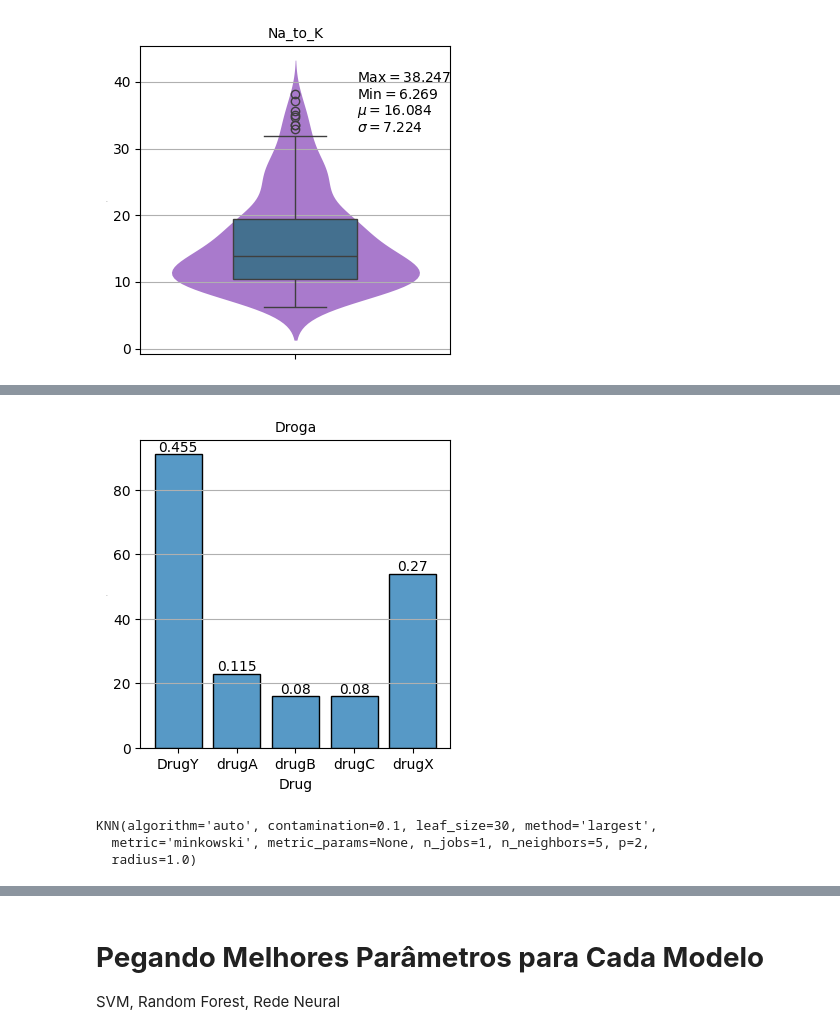
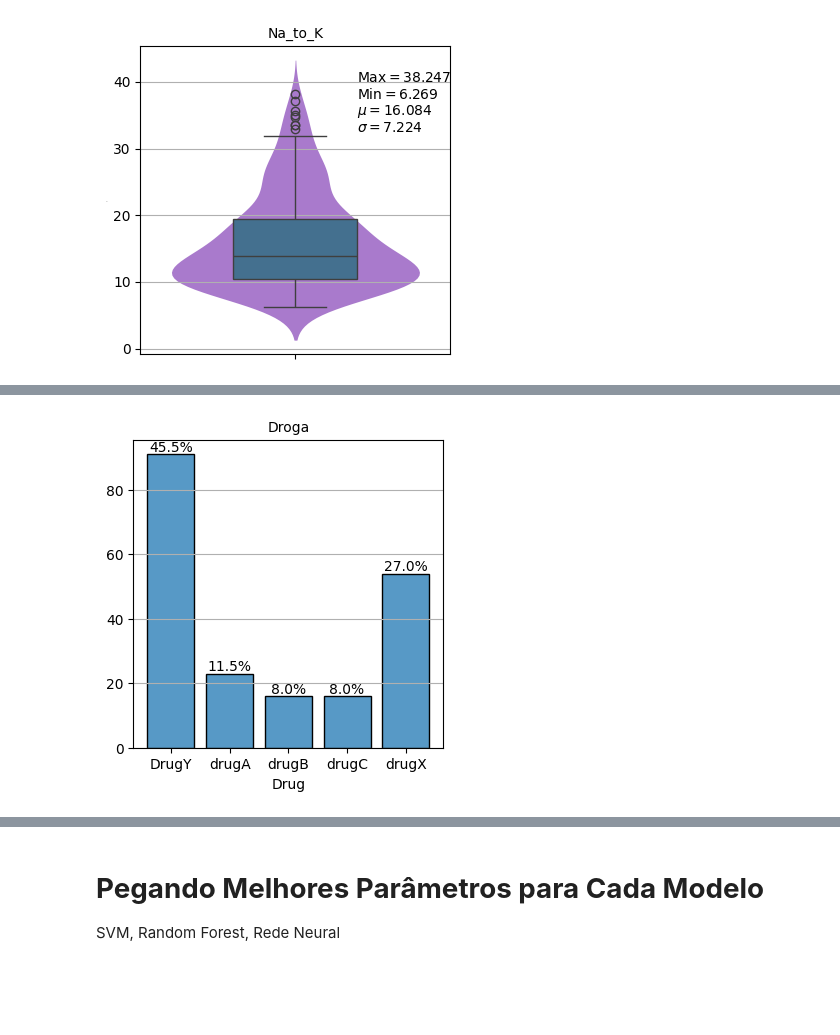
Before and after one commit to MarcioB1999/classificador_drogas, a Jupyter notebook: Classificação_Drug.ipynb, the cells around one changed output, grey strips where cells are left out. Drawn from its saved outputs; the diff is of its cells as text; code cells hidden in the pictures; blank space fills up the shorter version.

```diff
--- a/Classificação_Drug.ipynb
+++ b/Classificação_Drug.ipynb
@@ -155,17 +154,12 @@ Text(0, 0.5, 'Proporção Acumulada')
 # %%
 fig=plt.figure(figsize=(4,4))
 ax = sns.histplot(df['Drug'],discrete=True, shrink=.8)
-ax.bar_label(ax.containers[0],labels = df['Drug'].value_counts(normalize=True).sort_index().values)
+freq = df['Drug'].value_counts(normalize=True).sort_index().values
+percent = [f'{"%.1f" % (element*100)}%' for element in freq]
+ax.bar_label(ax.containers[0],labels = percent)
 plt.title('Droga',fontsize=10)
 plt.ylabel('')
 plt.xticks(ticks=[0,1,2,3,4],labels=['DrugY','drugA', 'drugB', 'drugC','drugX'])
 plt.grid(axis='y')
 # %% [output]
-[figure, old version]
+[figure, new version]
-# %%
-detector = KNN()
-detector.fit(df.iloc[:,[7,8]])
-# %% [output]
-KNN(algorithm='auto', contamination=0.1, leaf_size=30, method='largest',
-  metric='minkowski', metric_params=None, n_jobs=1, n_neighbors=5, p=2,
-  radius=1.0)
```
Also changed, not shown: parts of 20 cells of this notebook.
